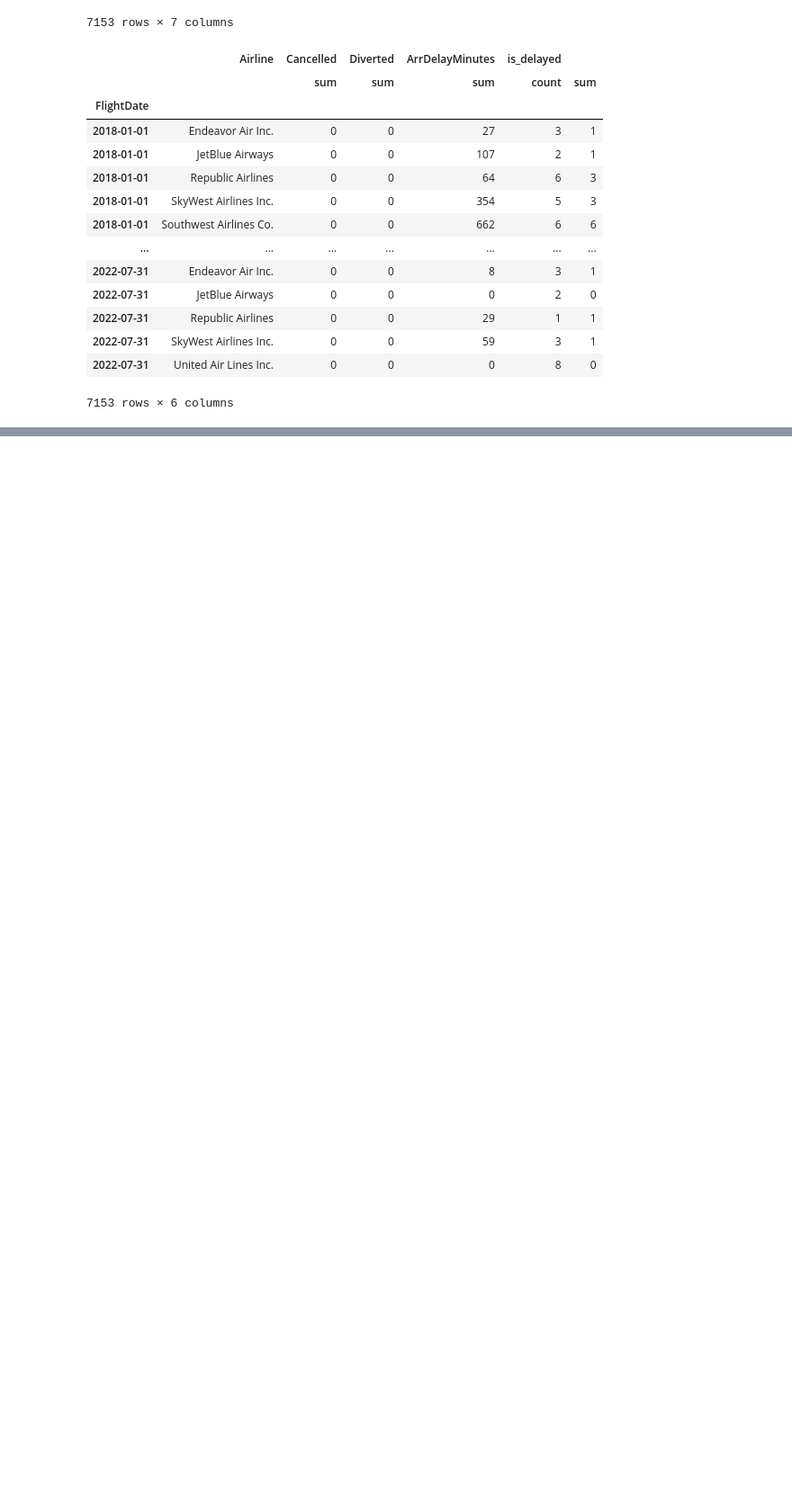
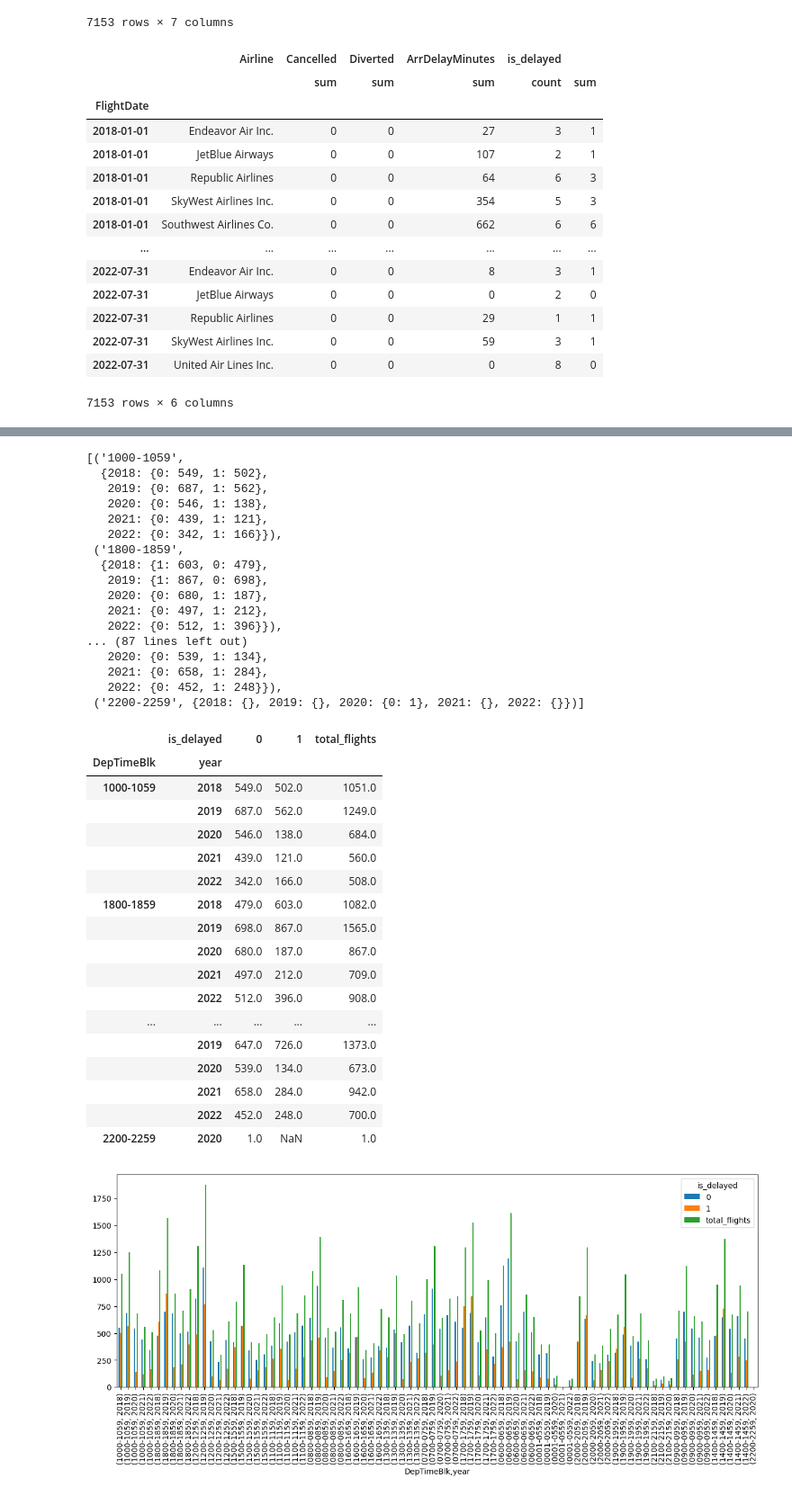
Before and after one commit to krishnaShreedhar/mis587_project, a Jupyter notebook: src/chicago_IL_feature_engineering.ipynb, the cells around one changed output, grey strips where cells are left out. Shown at 90% size. Saved outputs shown, nothing was run; the diff lists cells and outputs as text; code cells hidden in the pictures; blank space fills up the shorter version.

```diff
--- a/src/chicago_IL_feature_engineering.ipynb
+++ b/src/chicago_IL_feature_engineering.ipynb
@@ -615,0 +876,44 @@ df_ts
+# %%
+def plot_dep_time_blk_stats(df_x, list_dep_time, col, debug=False, do_sum=False, max_val=5000, diverted_only=True):
+    if diverted_only:
+        df_delayed = df_x[df_x['is_delayed'] == 1]
+
+    list_data = []
+
+    for crs_dep_time in list_dep_time:
+        df_crs_dep_time = df_x[df_x['DepTimeBlk'] == crs_dep_time]
+        dict_crs_dep_time = {}
+
+        for year in range(2018, 2023, 1):
+            df_year = df_crs_dep_time[df_crs_dep_time['Year'] == year]
+
+            dict_stats = dict(df_year[col].value_counts())
+            if debug:
+                print(dict_stats)
+
+            dict_crs_dep_time[year] = dict_stats
+
+        list_data.append((crs_dep_time, dict_crs_dep_time))
+
+    if debug:
+        display(list_data)
+
+    combined_df = pd.concat({key: pd.DataFrame(val) for key, val in list_data}).stack()
+    combined_df.index.names = ['DepTimeBlk', col, 'year']
+    combined_df = combined_df.unstack([col])
+
+    if do_sum:
+        combined_df['total_flights'] = combined_df.sum(axis=1)
+
+    if debug:
+        display(combined_df)
+
+    fig, axes = plt.subplots(1,1, figsize=(15, 5))
+    # combined_df.plot.bar(stacked=True)
+    combined_df.plot.bar(ax=axes)
+
+list_dep_time_blks = list(df_ny['DepTimeBlk'].unique())
+# list_dep_time_blks = ['1800-1859','1700-1759']
+
+plot_dep_time_blk_stats(df_ny, list_dep_time_blks, 'is_delayed', do_sum=True, debug=True)
+# %% [output]
@@ -615,0 +937,36 @@ df_ts
+[('1000-1059',
+  {2018: {0: 549, 1: 502},
+   2019: {0: 687, 1: 562},
+   2020: {0: 546, 1: 138},
+   2021: {0: 439, 1: 121},
+   2022: {0: 342, 1: 166}}),
+ ('1800-1859',
+  {2018: {1: 603, 0: 479},
+   2019: {1: 867, 0: 698},
+   2020: {0: 680, 1: 187},
+   2021: {0: 497, 1: 212},
+   2022: {0: 512, 1: 396}}),
+... (87 lines left out)
+   2020: {0: 539, 1: 134},
+   2021: {0: 658, 1: 284},
+   2022: {0: 452, 1: 248}}),
+ ('2200-2259', {2018: {}, 2019: {}, 2020: {0: 1}, 2021: {}, 2022: {}})]
+|  | is_delayed | 0 | 1 | total_flights |
+| DepTimeBlk | year |  |  |  |
+| 1000-1059 | 2018 | 549.0 | 502.0 | 1051.0 |
+|  | 2019 | 687.0 | 562.0 | 1249.0 |
+|  | 2020 | 546.0 | 138.0 | 684.0 |
+|  | 2021 | 439.0 | 121.0 | 560.0 |
+|  | 2022 | 342.0 | 166.0 | 508.0 |
+| 1800-1859 | 2018 | 479.0 | 603.0 | 1082.0 |
+|  | 2019 | 698.0 | 867.0 | 1565.0 |
+|  | 2020 | 680.0 | 187.0 | 867.0 |
+|  | 2021 | 497.0 | 212.0 | 709.0 |
+|  | 2022 | 512.0 | 396.0 | 908.0 |
+| ... | ... | ... | ... | ... |
+|  | 2019 | 647.0 | 726.0 | 1373.0 |
+|  | 2020 | 539.0 | 134.0 | 673.0 |
+|  | 2021 | 658.0 | 284.0 | 942.0 |
+|  | 2022 | 452.0 | 248.0 | 700.0 |
+| 2200-2259 | 2020 | 1.0 | NaN | 1.0 |
+[figure, added]
```
Also changed, not shown: parts of 17 cells of this notebook.
